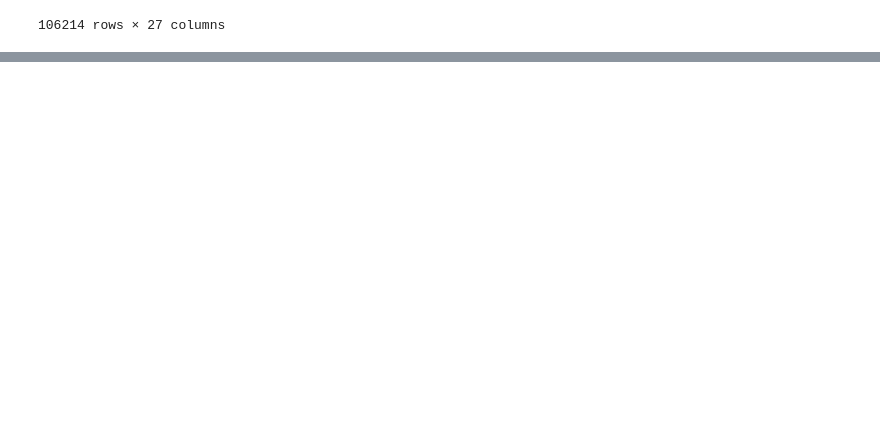
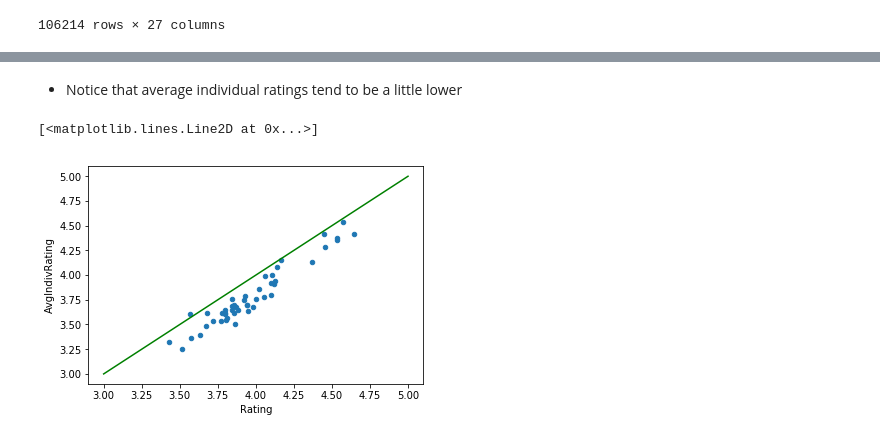
Before and after one commit to williamfallon3/Scrapy, a Jupyter notebook: Scrapy Project - Scraping and Analyzing Glassdoor reviews.ipynb, the cells around one changed output, grey strips where cells are left out. Saved outputs shown, nothing was run; the diff lists cells and outputs as text; code cells hidden in the pictures; blank space fills up the shorter version.

```diff
--- a/Scrapy Project - Scraping and Analyzing Glassdoor reviews.ipynb
+++ b/Scrapy Project - Scraping and Analyzing Glassdoor reviews.ipynb
@@ -330,0 +739,12 @@ pd.merge(ReviewsCleanMrg,StockPrices.reset_index(),left_on=["Ticker","DateRev"],
+# %% [markdown]
+- Notice that average individual ratings tend to be a little lower
+# %%
+x = [3,4,5]
+y = x
+m=1
+
+plot1 = OverviewPublic2.plot.scatter(x='Rating', y='AvgIndivRating')
+plt.plot(x, m*x + b, '-', color="green")
+# %% [output]
+[<matplotlib.lines.Line2D at 0x...>]
+[figure, added]
```
Also changed, not shown: parts of 86 cells of this notebook.
